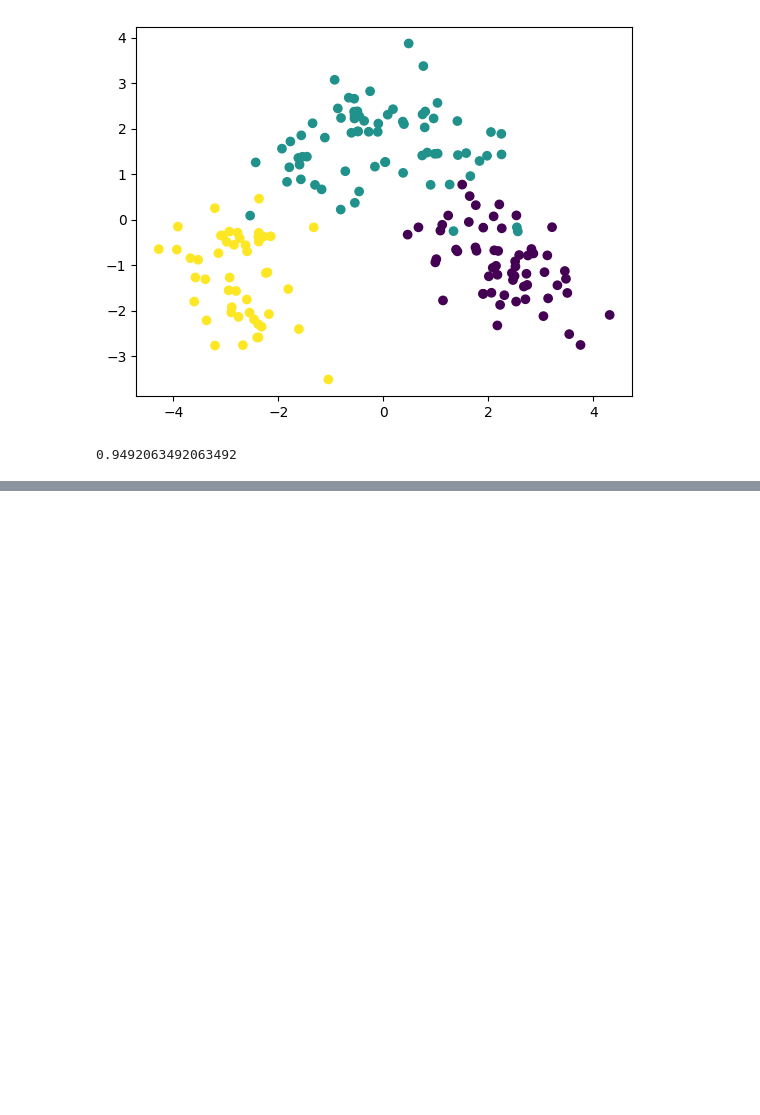
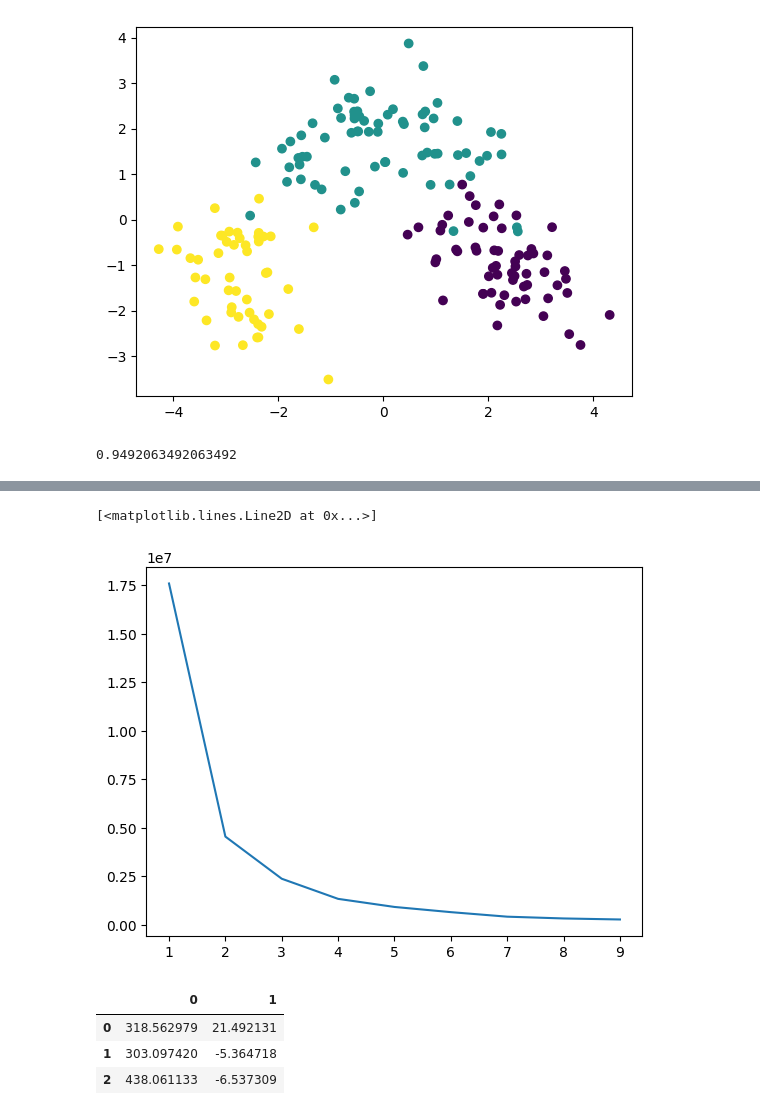
Before and after one commit to lys678/AIFFEL_Online_Quest, a Jupyter notebook: ML_With_Python/머신러닝_기초_노드7_비지도학습.ipynb, the cells around one changed output, grey strips where cells are left out. Saved outputs shown, nothing was run; the diff lists cells and outputs as text; code cells hidden in the pictures; blank space fills up the shorter version.

```diff
--- a/ML_With_Python/머신러닝_기초_노드7_비지도학습.ipynb
+++ b/ML_With_Python/머신러닝_기초_노드7_비지도학습.ipynb
@@ -333,0 +509,14 @@ cross_val_score(model, df, dataset.target, scoring='accuracy', cv=5).mean() #
+# %%
+# 클러스터 개수 찾는 방법(엘보우 방법, elbow method)
+# 군집 수 찾기
+df = data.copy()
+inertia = []
+for i in range(1, 10):
+    kmeans = KMeans(n_clusters=i, random_state=2023)
+    kmeans.fit(df)
+    inertia.append(kmeans.inertia_)
+
+plt.plot(range(1, 10), inertia)
+# %% [output]
+[<matplotlib.lines.Line2D at 0x...>]
+[figure, added]
@@ -333,0 +528,12 @@ cross_val_score(model, df, dataset.target, scoring='accuracy', cv=5).mean() #
+# %%
+# PCA 2차원 축소
+df = data.copy()
+pca = PCA(n_components=2)
+df = pca.fit_transform(df)
+df = pd.DataFrame(df)
+df.head(3)
+# %% [output]
+|  | 0 | 1 |
+| 0 | 318.562979 | 21.492131 |
+| 1 | 303.097420 | -5.364718 |
+| 2 | 438.061133 | -6.537309 |
```
Also changed, not shown: parts of 17 cells of this notebook.
